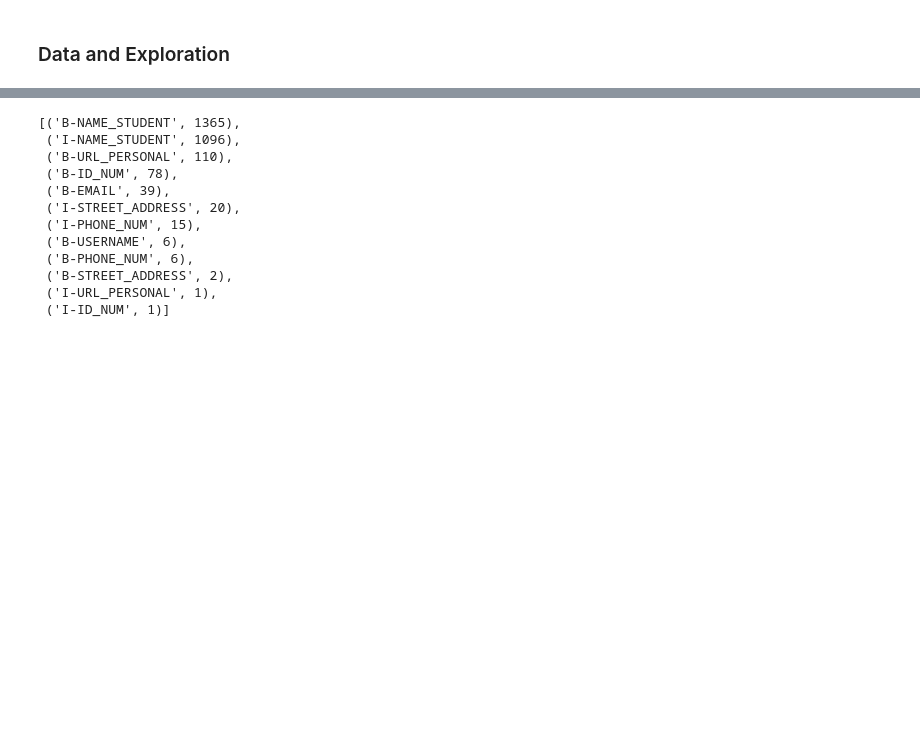
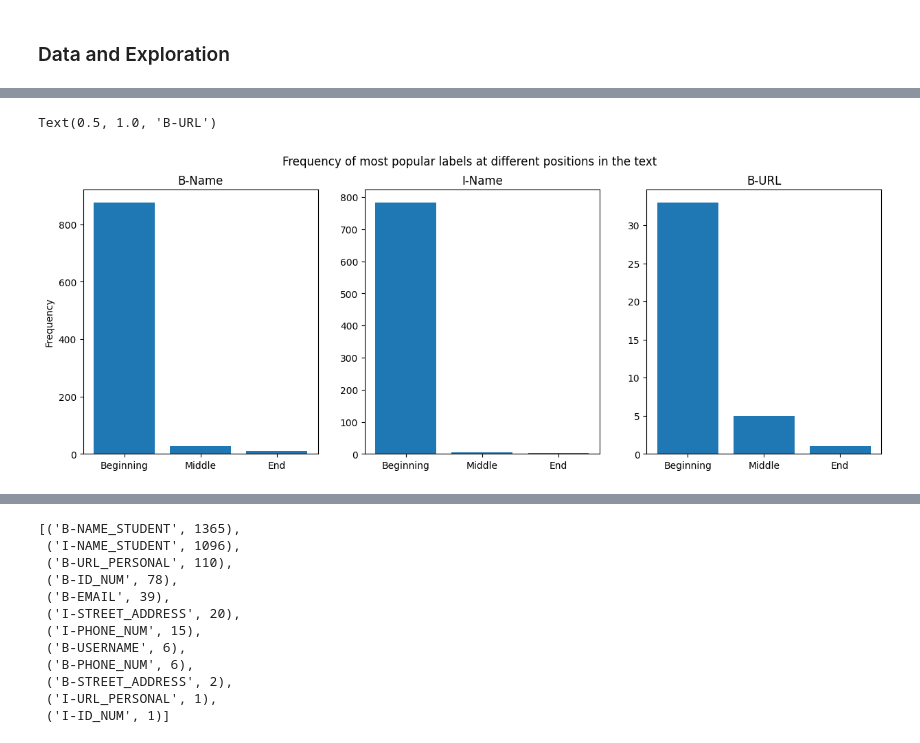
Before and after one commit to GGC-DSA/Kaggle-2024, a Jupyter notebook: notebooks-Spr2024/KAG_Notebook.ipynb, the cells around one changed output, grey strips where cells are left out. Saved outputs shown, nothing was run; the diff lists cells and outputs as text; code cells hidden in the pictures; blank space fills up the shorter version.

```diff
--- a/notebooks-Spr2024/KAG_Notebook.ipynb
+++ b/notebooks-Spr2024/KAG_Notebook.ipynb
@@ -198,3 +238,55 @@ df
+# %%
+positions = {
+    'beginning': lambda x: x[:int(len(x)/3)],
+    'middle': lambda x: x[int(len(x)/3):int(-len(x)/3)],
+    'end': lambda x: x[int(-len(x)/3):-1]
+}
+
+label_counts = {pos: {} for pos in positions}
+for arr in df['labels']:
+    for pos, func in positions.items():
+            arr = func(arr)
+            for label in arr:
+                if label in label_counts[pos]:
+                        label_counts[pos][label] += 1
+                else:
+                        label_counts[pos][label] = 1
+
+
+beginning_labels = label_counts['beginning']
+middle_labels = label_counts['middle']
+end_labels = label_counts['end']
+
+# B-NAME_STUDENT
+# I-NAME_STUDENT
+# B-URL_PERSONAL
+
+B_name = [beginning_labels['B-NAME_STUDENT'],
+        middle_labels['B-NAME_STUDENT'],
+        end_labels['B-NAME_STUDENT']]
+
+I_name = [beginning_labels['I-NAME_STUDENT'],
+        middle_labels['I-NAME_STUDENT'],
+        end_labels['I-NAME_STUDENT']]
+
+B_url = [beginning_labels['B-URL_PERSONAL'],
+        middle_labels['B-URL_PERSONAL'],
+        end_labels['B-URL_PERSONAL']]
+
+locations = ['Beginning', 'Middle', 'End']
+
+fig, ax = plt.subplots(1,3, figsize=(15, 5))
+fig.suptitle('Frequency of most popular labels at different positions in the text')
+ax[0].set_ylabel('Frequency')
+ax[0].bar(locations, B_name)
+ax[0].set_title('B-Name')
+ax[1].bar(locations, I_name)
+ax[1].set_title('I-Name')
+ax[2].bar(locations, B_url)
+ax[2].set_title('B-URL')
+# %% [output]
+Text(0.5, 1.0, 'B-URL')
+[figure, added]
 # %%
 from collections import Counter
 c = Counter()
```
Also changed, not shown: parts of 35 cells of this notebook.
